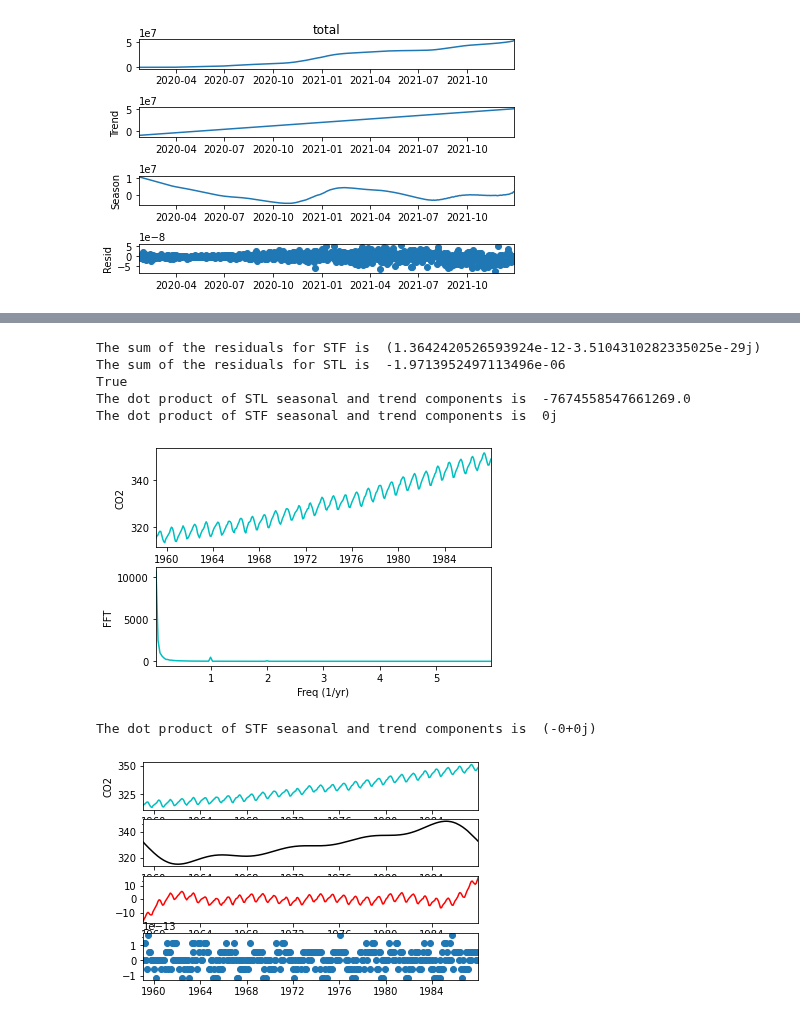
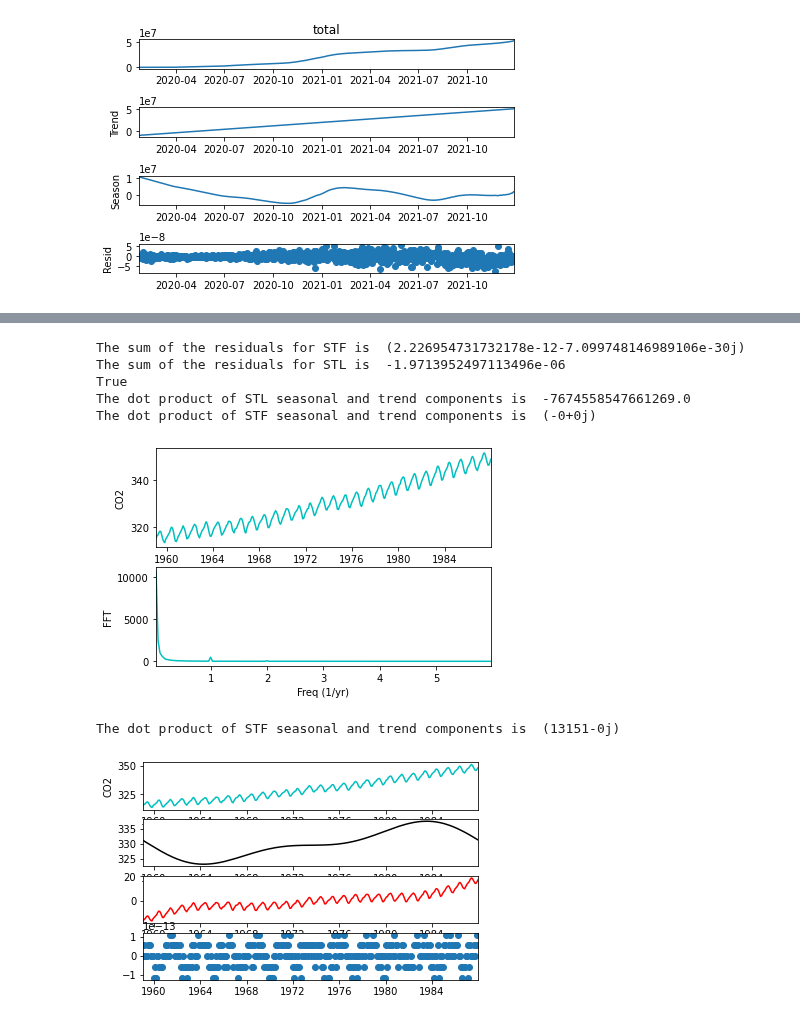
Before and after one commit to thodson-usgs/stf-decomposition, a Jupyter notebook: notebooks/00_getting_started.ipynb, the cells around one changed output, grey strips where cells are left out. Drawn from its saved outputs; the diff is of its cells as text; code cells hidden in the pictures.

```diff
--- a/notebooks/00_getting_started.ipynb
+++ b/notebooks/00_getting_started.ipynb
@@ -93,6 +93,7 @@ n = len(t)
 fhat = np.fft.fft(f, n)
 # Power Spectrum
 PSD = fhat * np.conj(fhat) / n
+PSD = PSD*signal.tukey(len(PSD))
 # X axis of freqs
 freq = (1 / (dt*n)) * np.arange(n)
 
@@ -174,26 +177,28 @@ print(abs(sum(residuals).real) < abs(sum(res.resid)))
 print("The dot product of STL seasonal and trend components is ", np.round(res.seasonal.dot(res.trend)))
 print("The dot product of STF seasonal and trend components is ", np.round(ffilt_seasonal.dot(ffilt)))
 # %% [output]
-The sum of the residuals for STF is  (1.3642420526593924e-12-3.5104310282335025e-29j)
+The sum of the residuals for STF is  (2.226954731732178e-12-7.099748146989106e-30j)
 The sum of the residuals for STL is  -1.9713952497113496e-06
 True
 The dot product of STL seasonal and trend components is  -7674558547661269.0
-The dot product of STF seasonal and trend components is  0j
+The dot product of STF seasonal and trend components is  (-0+0j)
 # %%
 import scipy as scipy
 def STF(data, response, freq = 1/12, time_column = "date"):
     data[time_column] = pd.to_datetime(data[time_column], format = '%Y-%m-%d')
-    #co2["CO2"] = (co2["CO2"] - statistics.median(co2["CO2"])) * signal.tukey(len(co2))
-
+    #data[response] = (data[response] - statistics.median(data[response])) * signal.tukey(len(data))
+    f = data[response]
     dt = freq # yearly freq
     t = np.array(data[time_column])
-    f = np.array(data[response])
 
 
 
     n = len(t)
     #Compute FFT
     fhat = np.fft.fft(f, n)
+
+    #fhat = np.fft.fftshift(fhat)
+
     # Power Spectrum
     PSD = fhat * np.conj(fhat) / n
     # X axis of freqs
@@ -219,16 +224,18 @@ def STF(data, response, freq = 1/12, time_column = "date"):
 
     # Use the PSD to filter out noise
     # Filter out freqs with low power
-    peaks = int(np.quantile(PSD, 0.975))
-    indices = PSD > peaks
+    peaks = int(np.quantile(PSD, 0.99))
+    indices = freq < 0.1
+
     # Zero out small Fourier coefs
     fhat_clean = indices * fhat
+
     # Inverse FFT for filtered time signal
     ffilt = np.fft.ifft(fhat_clean)
 
 
     # Filter out freqs with high power
-    indices_seasonal = PSD <= peaks
+    indices_seasonal = freq > 0.1
     fhat_seasonal = indices_seasonal * fhat
     ffilt_seasonal = np.fft.ifft(fhat_seasonal)
     print("The dot product of STF seasonal and trend components is ", np.round(ffilt_seasonal.dot(ffilt)))
@@ -236,37 +243,38 @@ def STF(data, response, freq = 1/12, time_column = "date"):
 
     fig, axes = plt.subplots(4, 1)
     plt.sca(axes[0])
-    plt.plot(t, f, color = 'c')
+    plt.plot(t, data[response], color = 'c')
     plt.xlim(t[0], t[-1])
     plt.xlabel("Year")
     plt.ylabel(response)
 
 
     plt.sca(axes[1])
     plt.plot(t, ffilt, color = 'k')
     plt.xlim(t[0], t[-1])
 
 
     plt.sca(axes[2])
     plt.plot(t, ffilt_seasonal, color = "red")
     plt.xlim(t[0], t[-1])
 
 
     # Find the residuals
     residuals = data[response] - ffilt_seasonal - ffilt
     plt.sca(axes[3])
     plt.scatter(t, residuals)
     plt.xlim(t[0], t[-1])
 
+
     plt.show()
 
 
 # Try new STF function on co2 data
 STF(co2, "CO2")
 # %% [output]
 [figure]
-The dot product of STF seasonal and trend components is  (-0+0j)
+The dot product of STF seasonal and trend components is  (13151-0j)
-[figure, old version]
+[figure, new version]
 # %%
 # Load in daily temperature data from station USC00118740
 champaignTemp = pd.read_csv('../data/champaign_temps.csv', index_col='date', parse_dates=True, squeeze=True)
```
Also changed, not shown: parts of 5 cells of this notebook, 1 other file.
